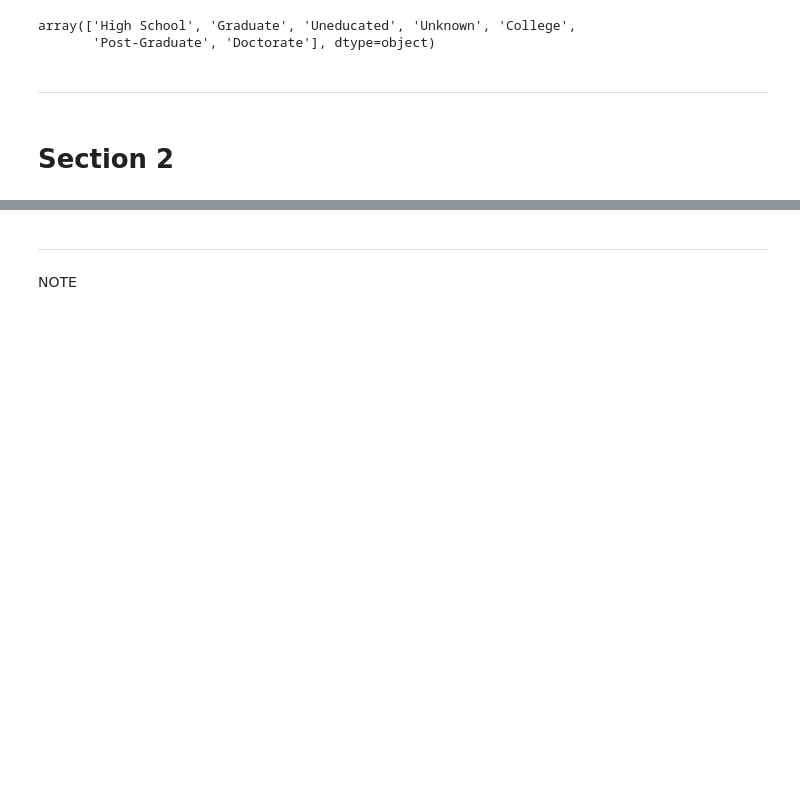
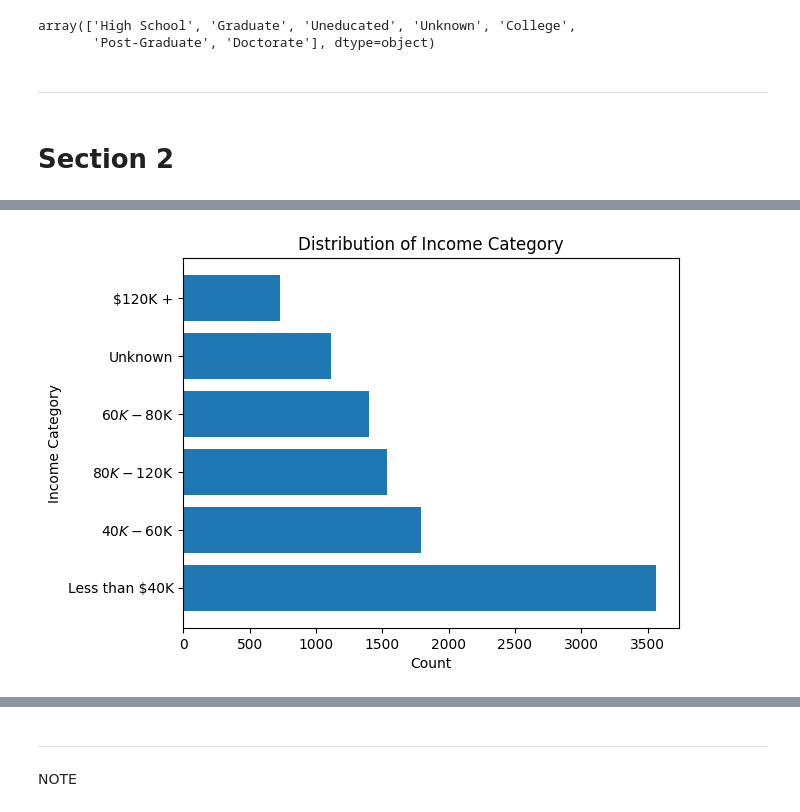
Before and after one commit to Lailah-Idrees/Credit-Card-Churning-Customers-Analysis-, a Jupyter notebook: jupyter_notebooks/Data_Visualisation.ipynb, the cells around one changed output, grey strips where cells are left out. Cells and saved outputs as stored; diff of their text form; code cells hidden in the pictures; blank space fills up the shorter version.

```diff
--- a/jupyter_notebooks/Data_Visualisation.ipynb
+++ b/jupyter_notebooks/Data_Visualisation.ipynb
@@ -101,0 +132,12 @@ Section 2 content
+# %%
+categorial_count=df['Income_Category'].value_counts()
+plt.barh(y=categorial_count.index, width=categorial_count.values)
+plt.title("Distribution of Income Category")
+plt.xlabel("Count")
+plt.ylabel("Income Category")
+plt.show()
+# sns.countplot(data=df_transformed, x="Income_Category")
+# plt.tight_layout()
+# plt.show()
+# %% [output]
+[figure, added]
```
Also changed, not shown: parts of 18 cells of this notebook.
